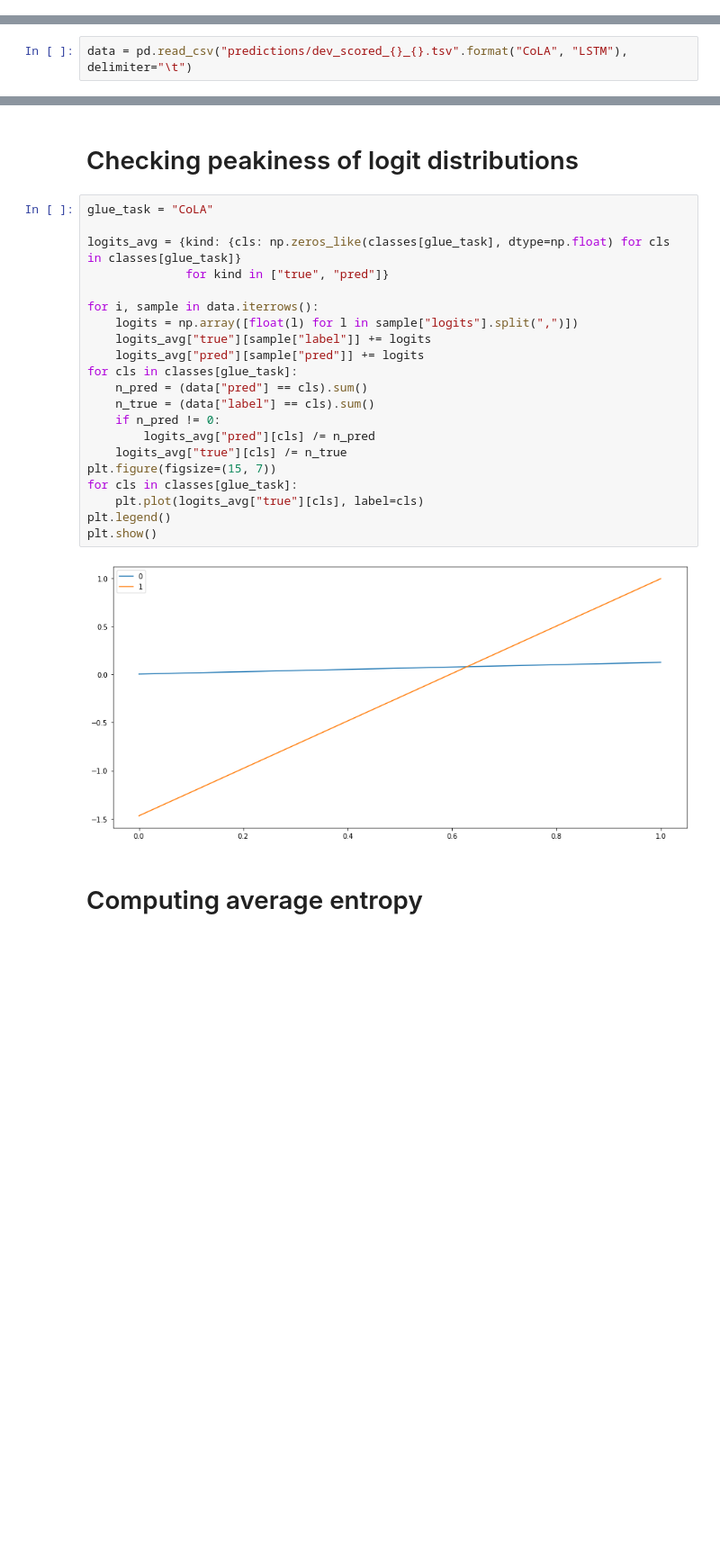
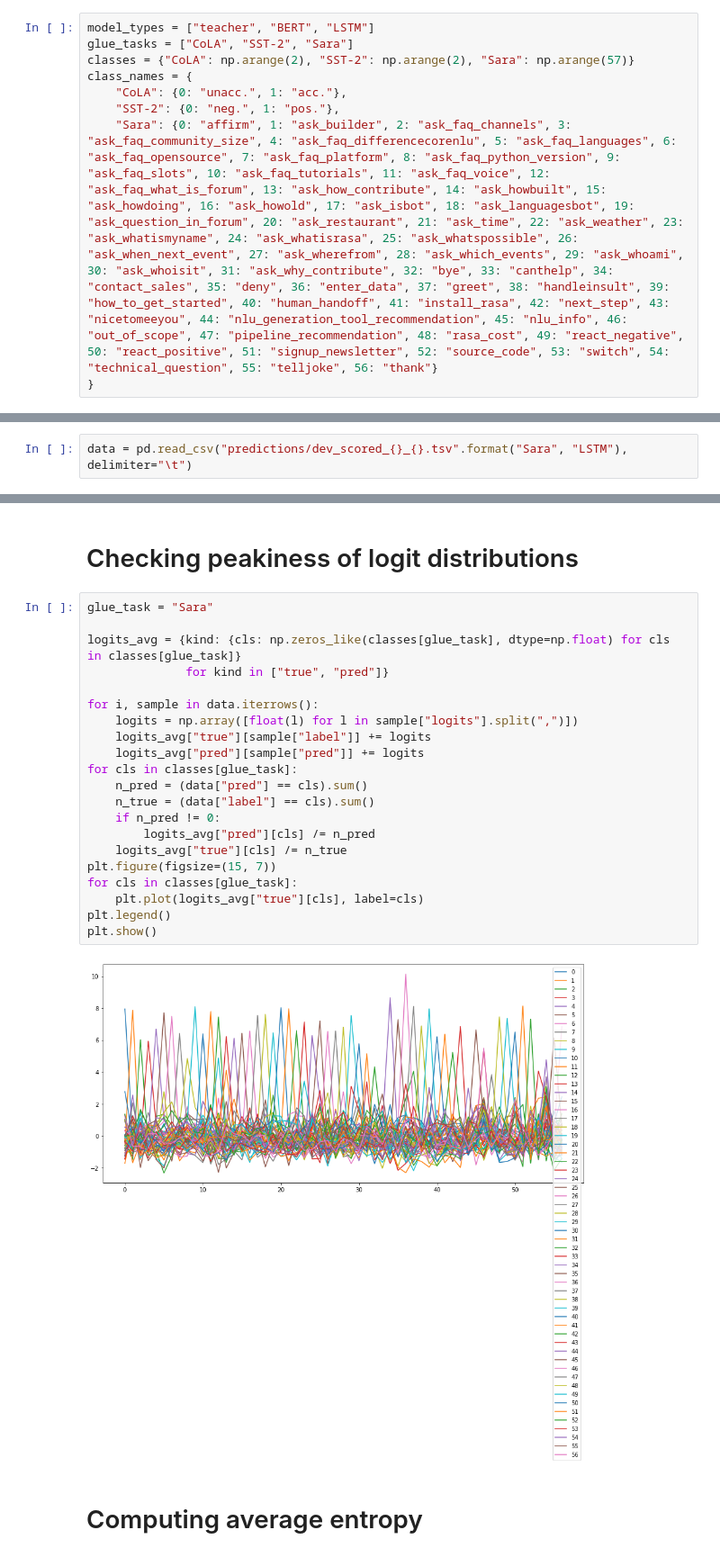
Before and after one commit to samsucik/knowledge-distil-bert, a Jupyter notebook: experiments/analysis/Prediction analysis.ipynb, the cells around one changed output, grey strips where cells are left out. Shown at 90% size. Drawn from its saved outputs; the diff is of its cells as text; blank space fills up the shorter version.

```diff
--- a/experiments/analysis/Prediction analysis.ipynb
+++ b/experiments/analysis/Prediction analysis.ipynb
@@ -10,3 +12,12 @@ classes = {"CoLA": np.arange(2), "SST-2": np.arange(2), "Sara": np.arange(57)}
+# %%
+model_types = ["teacher", "BERT", "LSTM"]
+glue_tasks = ["CoLA", "SST-2", "Sara"]
+classes = {"CoLA": np.arange(2), "SST-2": np.arange(2), "Sara": np.arange(57)}
+class_names = {
+    "CoLA": {0: "unacc.", 1: "acc."},
+    "SST-2": {0: "neg.", 1: "pos."},
+    "Sara": {0: "affirm", 1: "ask_builder", 2: "ask_faq_channels", 3: "ask_faq_community_size", 4: "ask_faq_differencecorenlu", 5: "ask_faq_languages", 6: "ask_faq_opensource", 7: "ask_faq_platform", 8: "ask_faq_python_version", 9: "ask_faq_slots", 10: "ask_faq_tutorials", 11: "ask_faq_voice", 12: "ask_faq_what_is_forum", 13: "ask_how_contribute", 14: "ask_howbuilt", 15: "ask_howdoing", 16: "ask_howold", 17: "ask_isbot", 18: "ask_languagesbot", 19: "ask_question_in_forum", 20: "ask_restaurant", 21: "ask_time", 22: "ask_weather", 23: "ask_whatismyname", 24: "ask_whatisrasa", 25: "ask_whatspossible", 26: "ask_when_next_event", 27: "ask_wherefrom", 28: "ask_which_events", 29: "ask_whoami", 30: "ask_whoisit", 31: "ask_why_contribute", 32: "bye", 33: "canthelp", 34: "contact_sales", 35: "deny", 36: "enter_data", 37: "greet", 38: "handleinsult", 39: "how_to_get_started", 40: "human_handoff", 41: "install_rasa", 42: "next_step", 43: "nicetomeeyou", 44: "nlu_generation_tool_recommendation", 45: "nlu_info", 46: "out_of_scope", 47: "pipeline_recommendation", 48: "rasa_cost", 49: "react_negative", 50: "react_positive", 51: "signup_newsletter", 52: "source_code", 53: "switch", 54: "technical_question", 55: "telljoke", 56: "thank"}
+}
 # %% [markdown]
 # Comparing models for a given task
 # %%
@@ -61,7 +229,7 @@ Made 131 mistakes out of 970 (86% rate)
 # %% [markdown]
 # Playground
 # %%
-data = pd.read_csv("predictions/dev_scored_{}_{}.tsv".format("CoLA", "LSTM"), delimiter="\t")
+data = pd.read_csv("predictions/dev_scored_{}_{}.tsv".format("Sara", "LSTM"), delimiter="\t")
 # %% [markdown]
 ## Quick info
 # %%
@@ -95,28 +263,28 @@ data.describe()
 # %% [markdown]
 # Checking peakiness of logit distributions
 # %%
-glue_task = "CoLA"
+glue_task = "Sara"
 
 logits_avg = {kind: {cls: np.zeros_like(classes[glue_task], dtype=np.float) for cls in classes[glue_task]}
               for kind in ["true", "pred"]}
 
 for i, sample in data.iterrows():
     logits = np.array([float(l) for l in sample["logits"].split(",")])
     logits_avg["true"][sample["label"]] += logits
     logits_avg["pred"][sample["pred"]] += logits
 for cls in classes[glue_task]:
     n_pred = (data["pred"] == cls).sum()
     n_true = (data["label"] == cls).sum()
     if n_pred != 0:
         logits_avg["pred"][cls] /= n_pred
     logits_avg["true"][cls] /= n_true
 plt.figure(figsize=(15, 7))
 for cls in classes[glue_task]:
     plt.plot(logits_avg["true"][cls], label=cls)
 plt.legend()
 plt.show()
 # %% [output]
-[figure, old version]
+[figure, new version]
 # %% [markdown]
 # Computing average entropy
 # %%
```
Also changed, not shown: parts of 9 cells of this notebook, 37 other files.
